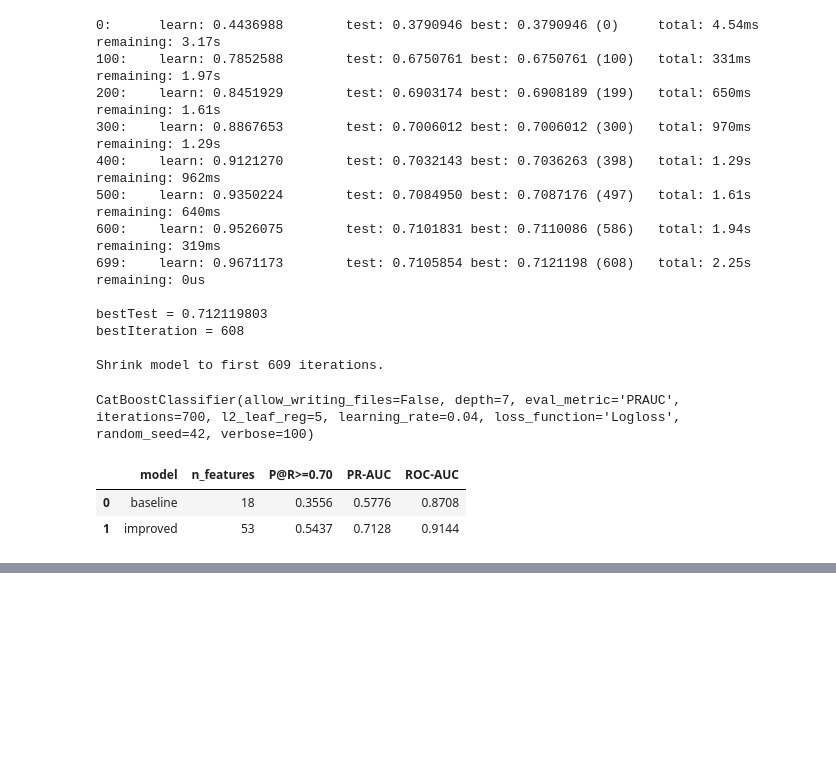
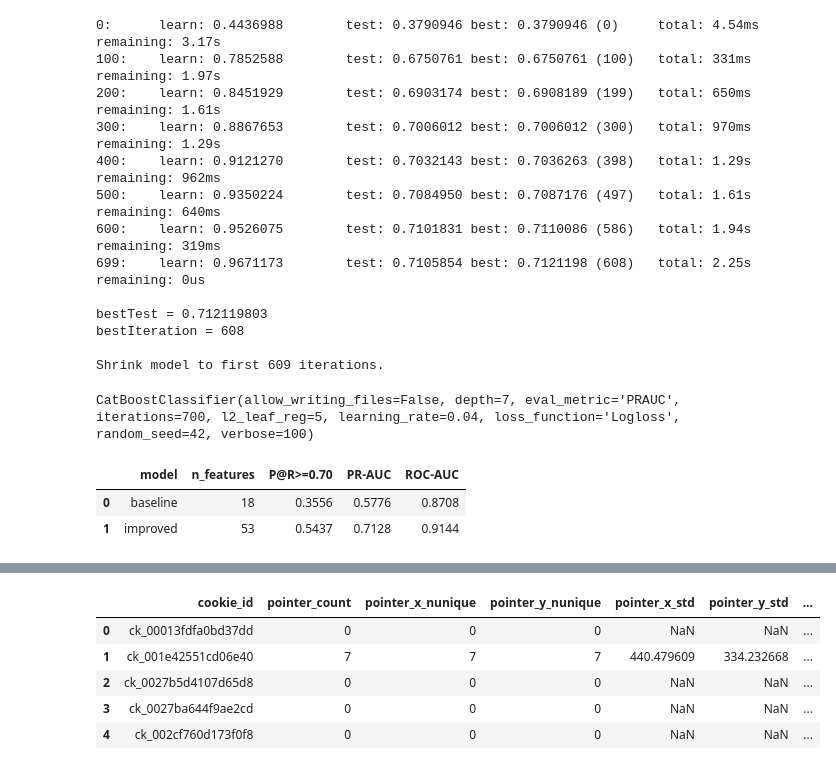
Before and after one commit to Awesomnaty/Avito_Bootcamp_ML, a Jupyter notebook: main.ipynb, the cells around one changed output, grey strips where cells are left out. Cells and saved outputs as stored; diff of their text form; code cells hidden in the pictures; blank space fills up the shorter version.

```diff
--- a/main.ipynb
+++ b/main.ipynb
@@ -672,0 +790,11 @@ comparison.round(4)
+# %%
+events_sort_te['previous_event'] = (events_sort_te.groupby('cookie_id')['event_name'].shift(1))
+
+events_sort_te['same_as_previous'] = (events_sort_te['event_name'] == events_sort_te['previous_event']).where(events_sort_te['previous_event'].notna())
+
+repeat_features_te = events_sort_te.groupby('cookie_id').agg(
+    repeated_actions=('same_as_previous', 'sum'),
+    repeated_actions_ratio=('same_as_previous', 'mean')).reset_index()
+
+features_te = features_merge(features_te, repeat_features_te)
+repeat_features_te.head()
@@ -672,0 +808,19 @@ comparison.round(4)
+# %%
+proportions_te = (
+    ev_te.groupby('cookie_id')['event_name']
+    .value_counts(normalize=True)
+    .rename('proportion')
+    .reset_index())
+
+proportions_te['entropy_part'] = (
+    -proportions_te['proportion']
+    * np.log(proportions_te['proportion']))
+
+event_entropy_te = (
+    proportions_te.groupby('cookie_id')['entropy_part']
+    .sum()
+    .rename('event_entropy')
+    .reset_index())
+
+features_te = features_merge(features_te, event_entropy_te)
+event_entropy_te.head()
@@ -672,0 +834,21 @@ comparison.round(4)
+# %%
+pointer_te = ev_te.groupby('cookie_id').agg(
+    pointer_count=('pointer_x', 'count'),
+    pointer_x_nunique=('pointer_x', 'nunique'),
+    pointer_y_nunique=('pointer_y', 'nunique'),
+    pointer_x_std=('pointer_x', 'std'),
+    pointer_y_std=('pointer_y', 'std'),
+    pointer_x_min=('pointer_x', 'min'),
+    pointer_x_max=('pointer_x', 'max'),
+    pointer_y_min=('pointer_y', 'min'),
+    pointer_y_max=('pointer_y', 'max')).reset_index()
+
+features_te = features_merge(features_te, pointer_te)
+pointer_te.head()
+# %% [output]
+|  | cookie_id | pointer_count | pointer_x_nunique | pointer_y_nunique | pointer_x_std | pointer_y_std | ... |
+| 0 | ck_00013fdfa0bd37dd | 0 | 0 | 0 | NaN | NaN | ... |
+| 1 | ck_001e42551cd06e40 | 7 | 7 | 7 | 440.479609 | 334.232668 | ... |
+| 2 | ck_0027b5d4107d65d8 | 0 | 0 | 0 | NaN | NaN | ... |
+| 3 | ck_0027ba644f9ae2cd | 0 | 0 | 0 | NaN | NaN | ... |
+| 4 | ck_002cf760d173f0f8 | 0 | 0 | 0 | NaN | NaN | ... |
```
Also changed, not shown: parts of 27 cells of this notebook, 3 other files.
